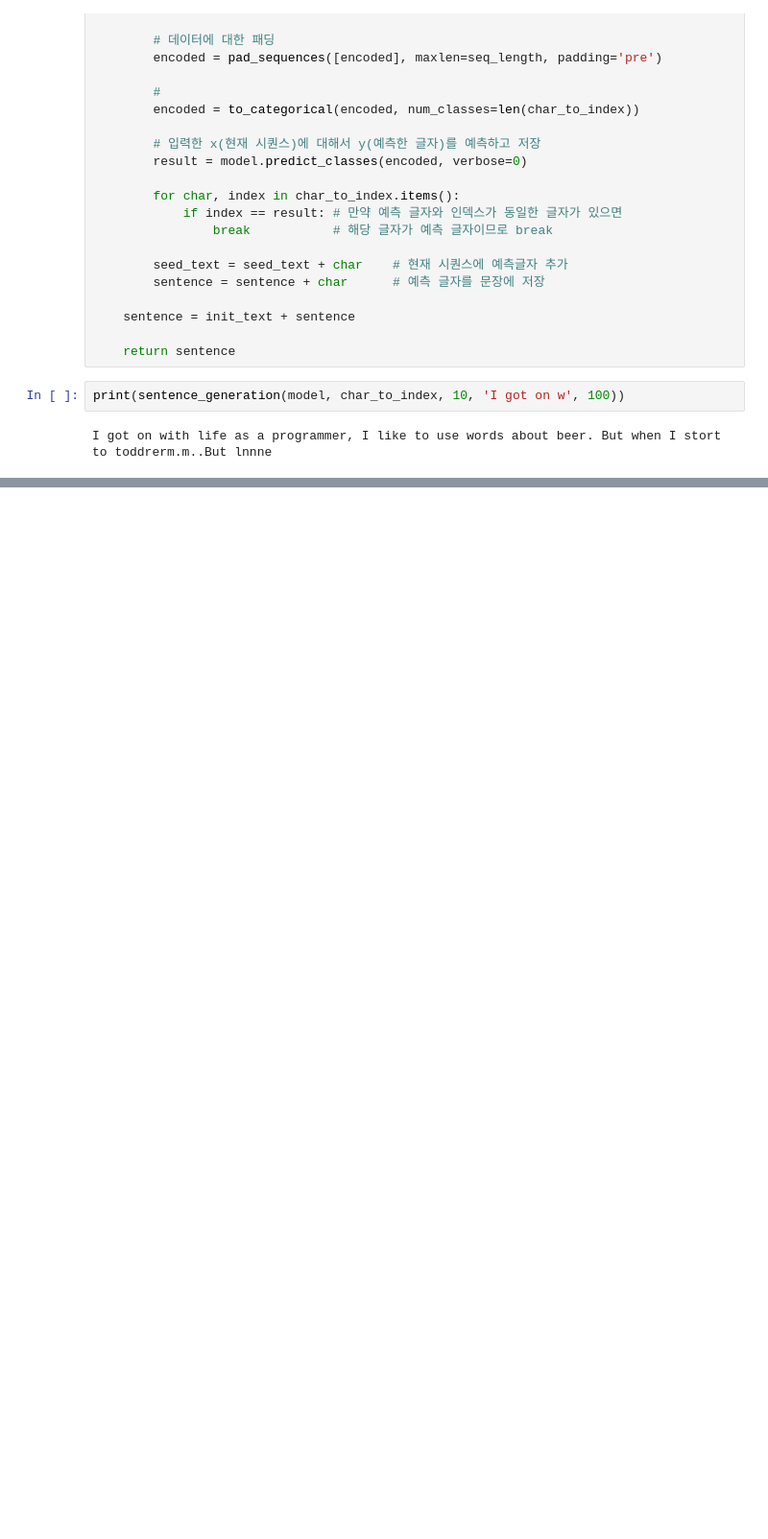
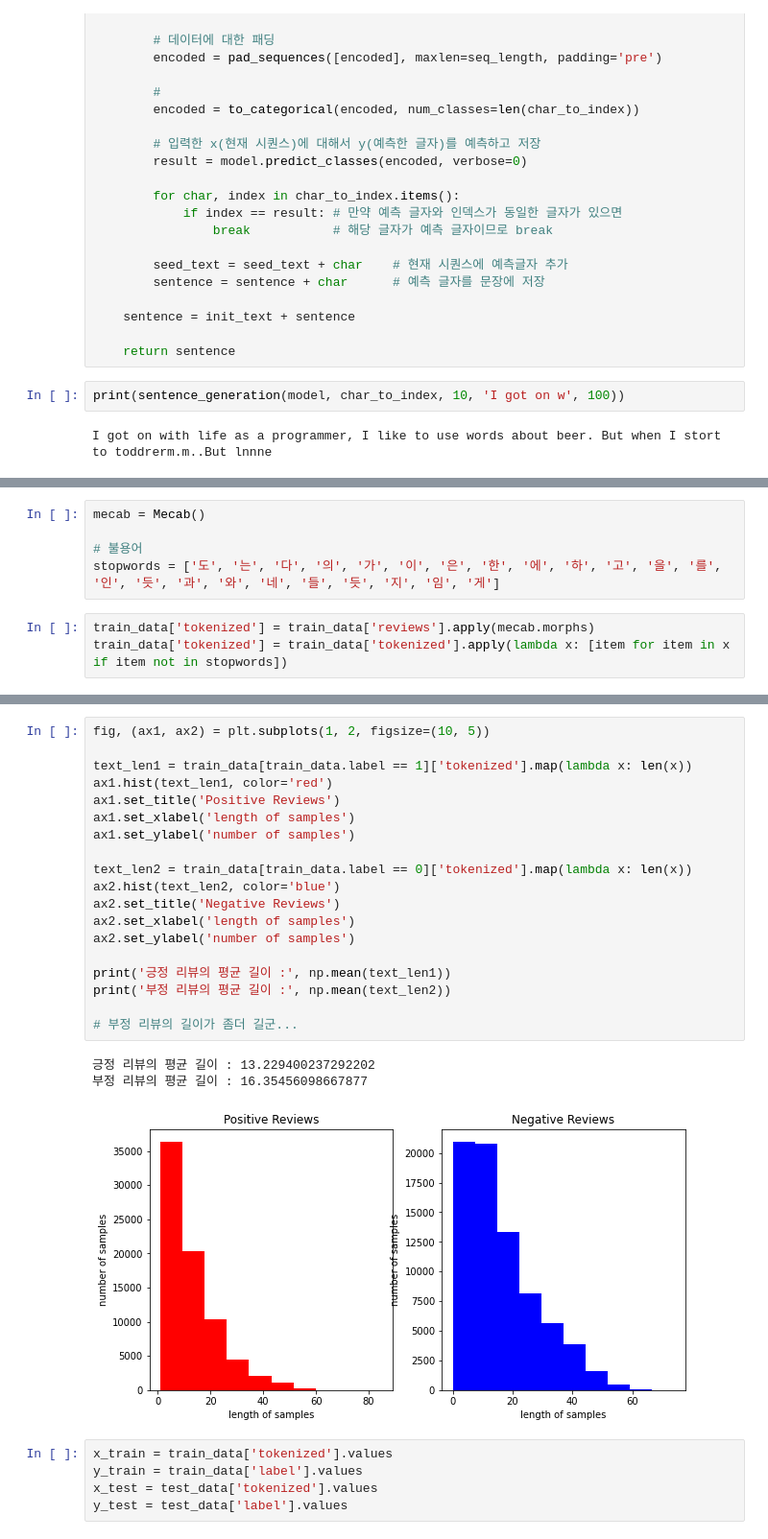
Before and after one commit to MarigoldJ/ygl2, a Jupyter notebook: class/20210617_nlp_day6.ipynb, the cells around one changed output, grey strips where cells are left out. Shown at 96% size. Drawn from its saved outputs; the diff is of its cells as text; blank space fills up the shorter version.

```diff
--- a/class/20210617_nlp_day6.ipynb
+++ b/class/20210617_nlp_day6.ipynb
@@ -366,0 +521,8 @@ I got on with life as a programmer, I like to use words about beer. But when I s
+# %%
+mecab = Mecab()
+
+# 불용어
+stopwords = ['도', '는', '다', '의', '가', '이', '은', '한', '에', '하', '고', '을', '를', '인', '듯', '과', '와', '네', '들', '듯', '지', '임', '게']
+# %%
+train_data['tokenized'] = train_data['reviews'].apply(mecab.morphs)
+train_data['tokenized'] = train_data['tokenized'].apply(lambda x: [item for item in x if item not in stopwords])
@@ -366,0 +554,28 @@ I got on with life as a programmer, I like to use words about beer. But when I s
+# %%
+fig, (ax1, ax2) = plt.subplots(1, 2, figsize=(10, 5))
+
+text_len1 = train_data[train_data.label == 1]['tokenized'].map(lambda x: len(x))
+ax1.hist(text_len1, color='red')
+ax1.set_title('Positive Reviews')
+ax1.set_xlabel('length of samples')
+ax1.set_ylabel('number of samples')
+
+text_len2 = train_data[train_data.label == 0]['tokenized'].map(lambda x: len(x))
+ax2.hist(text_len2, color='blue')
+ax2.set_title('Negative Reviews')
+ax2.set_xlabel('length of samples')
+ax2.set_ylabel('number of samples')
+
+print('긍정 리뷰의 평균 길이 :', np.mean(text_len1))
+print('부정 리뷰의 평균 길이 :', np.mean(text_len2))
+
+# 부정 리뷰의 길이가 좀더 길군...
+# %% [output]
+긍정 리뷰의 평균 길이 : 13.229400237292202
+부정 리뷰의 평균 길이 : 16.35456098667877
+[figure, added]
+# %%
+x_train = train_data['tokenized'].values
+y_train = train_data['label'].values
+x_test = test_data['tokenized'].values
+y_test = test_data['label'].values
```
Also changed, not shown: parts of 80 cells of this notebook.
